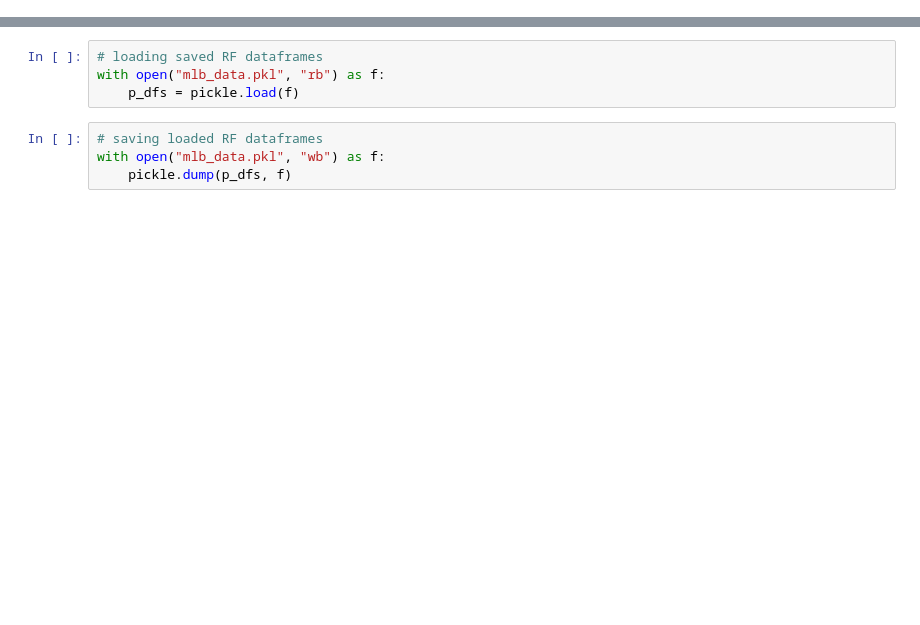
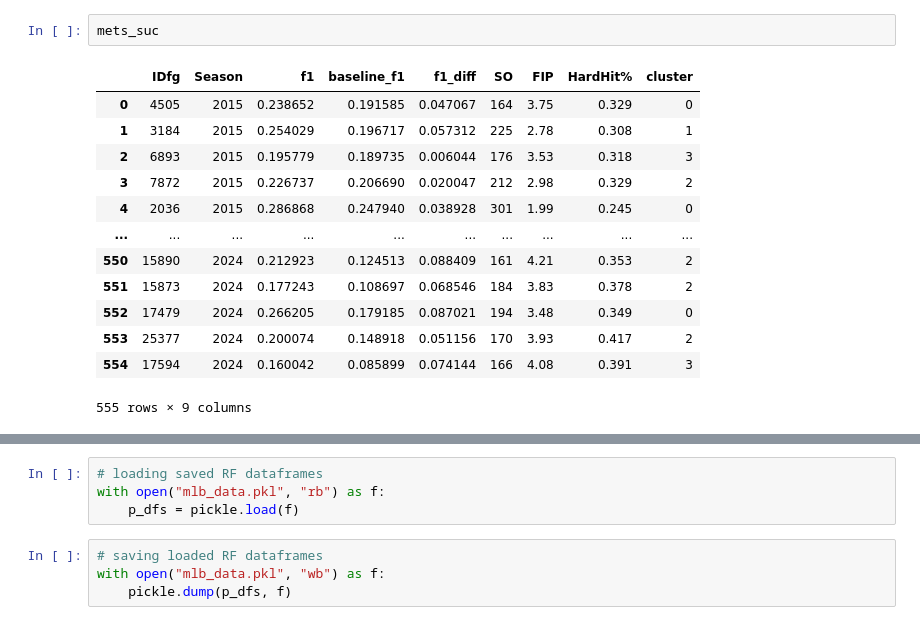
Before and after one commit to BrianMcG45/DS-Capstone, a Jupyter notebook: capstone.ipynb, the cells around one changed output, grey strips where cells are left out. Saved outputs shown, nothing was run; the diff lists cells and outputs as text; blank space fills up the shorter version.

```diff
--- a/capstone.ipynb
+++ b/capstone.ipynb
@@ -56,0 +62,16 @@ RF model built
+# %%
+mets_suc
+# %% [output]
+|  | IDfg | Season | f1 | baseline_f1 | f1_diff | SO | FIP | HardHit% | cluster |
+| 0 | 4505 | 2015 | 0.238652 | 0.191585 | 0.047067 | 164 | 3.75 | 0.329 | 0 |
+| 1 | 3184 | 2015 | 0.254029 | 0.196717 | 0.057312 | 225 | 2.78 | 0.308 | 1 |
+| 2 | 6893 | 2015 | 0.195779 | 0.189735 | 0.006044 | 176 | 3.53 | 0.318 | 3 |
+| 3 | 7872 | 2015 | 0.226737 | 0.206690 | 0.020047 | 212 | 2.98 | 0.329 | 2 |
+| 4 | 2036 | 2015 | 0.286868 | 0.247940 | 0.038928 | 301 | 1.99 | 0.245 | 0 |
+| ... | ... | ... | ... | ... | ... | ... | ... | ... | ... |
+| 550 | 15890 | 2024 | 0.212923 | 0.124513 | 0.088409 | 161 | 4.21 | 0.353 | 2 |
+| 551 | 15873 | 2024 | 0.177243 | 0.108697 | 0.068546 | 184 | 3.83 | 0.378 | 2 |
+| 552 | 17479 | 2024 | 0.266205 | 0.179185 | 0.087021 | 194 | 3.48 | 0.349 | 0 |
+| 553 | 25377 | 2024 | 0.200074 | 0.148918 | 0.051156 | 170 | 3.93 | 0.417 | 2 |
+| 554 | 17594 | 2024 | 0.160042 | 0.085899 | 0.074144 | 166 | 4.08 | 0.391 | 3 |
+555 rows × 9 columns
```
Also changed, not shown: parts of 19 cells of this notebook, 1 other file.
